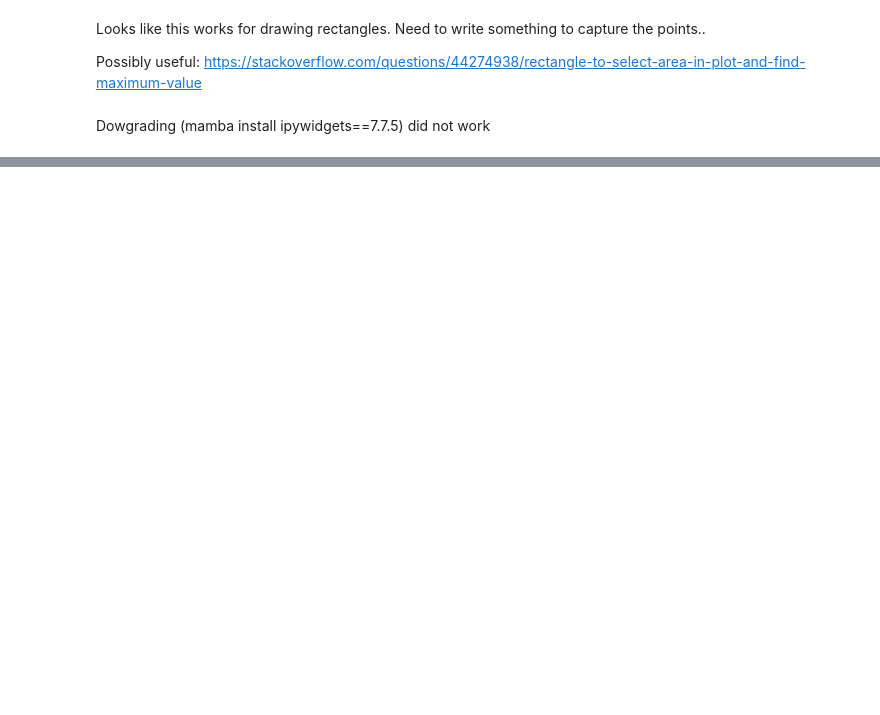
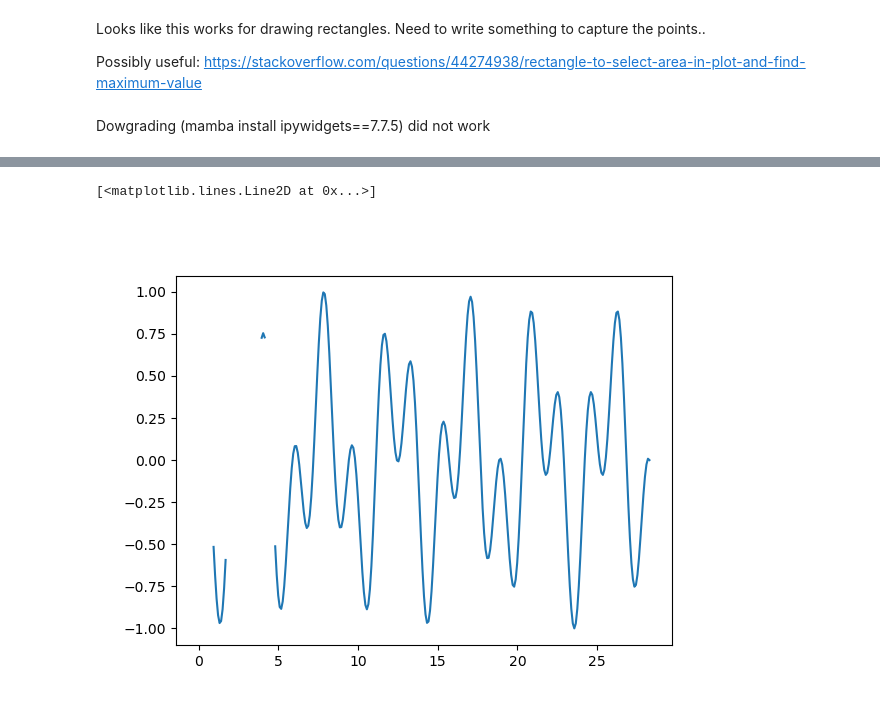
Before and after one commit to NPIOcean/oceanograpy, a Jupyter notebook: development/cnv_functions/Hand picking.ipynb, the cells around one changed output, grey strips where cells are left out. Saved outputs shown, nothing was run; the diff lists cells and outputs as text; code cells hidden in the pictures; blank space fills up the shorter version.

```diff
--- a/development/cnv_functions/Hand picking.ipynb
+++ b/development/cnv_functions/Hand picking.ipynb
@@ -141,0 +246,6 @@ EXIT.
+# %%
+fig, ax = plt.subplots()
+ax.plot(sel.xdata_return, sel.ydata_return)
+# %% [output]
+[<matplotlib.lines.Line2D at 0x...>]
+[figure, added]
```
Also changed, not shown: parts of 11 cells of this notebook, 6 other files.
